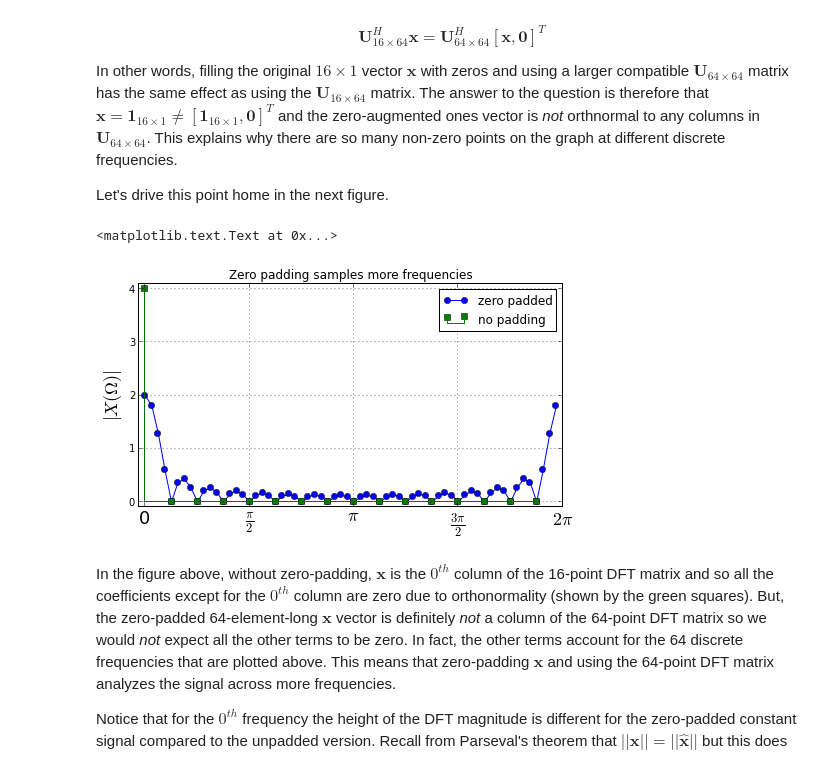
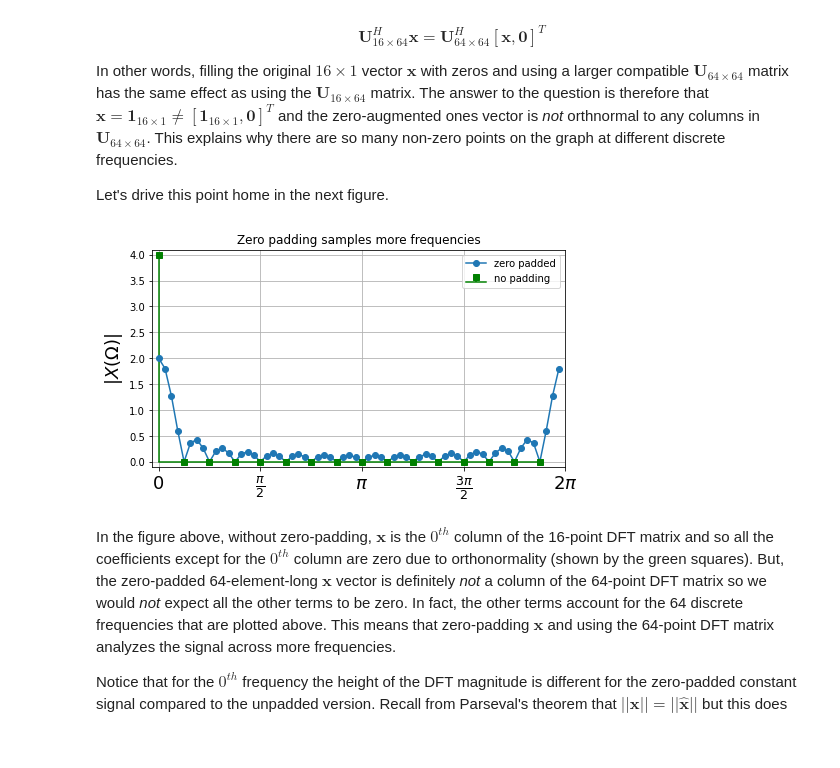
Before and after one commit to bagustris/python-for-signal-processing, a Jupyter notebook: notebook/Fourier_Transform.ipynb, the cells around one changed output. Drawn from its saved outputs; the diff is of its cells as text; code cells hidden in the pictures; blank space fills up the shorter version.

```diff
--- a/notebook/Fourier_Transform.ipynb
+++ b/notebook/Fourier_Transform.ipynb
@@ -23,13 +23,14 @@ import matplotlib.gridspec as gridspec
 
 def dftmatrix(Nfft=32,N=None):
     'construct DFT matrix'
-    k= np.arange(Nfft)
+    k = np.arange(Nfft)
     if N is None: N = Nfft
     n = np.arange(N)
-    U = np.array(np.exp(1j* 2*np.pi/Nfft *k*n[:,None])) # use numpy broadcasting to create matrix
+    # still used np.matrix, error in complex conj (H) when changing to np.array
+    U = np.matrix(np.exp(1j* 2*np.pi/Nfft *k*n[:,None])) # use numpy broadcasting to create matrix
     return U/np.sqrt(Nfft)
 
-Nfft=16
+Nfft = 16
 v = np.ones((16, 1))
 U = dftmatrix(Nfft=Nfft, N=16)
 
@@ -65,26 +66,27 @@ ax0.set_ylabel('Imaginary')
 for i in range(8):
   ax = plt.subplot(gs[i,4:8])
   ax.set_xticks([]);  ax.set_yticks([])
-  ax.set_ylabel(r'$\Omega_{%d}=%d\times\frac{2\pi}{16}$'%(i,i),fontsize=16,
-                rotation='horizontal')
+  ax.set_ylabel(r'$\Omega_{%d}=%d\times\frac{2\pi}{16}$'%(i,i),fontsize=12,
+                rotation='horizontal', labelpad=40)
   ax.plot(U.real[:,i],'-o',color=colors[i])
   ax.plot(U.imag[:,i],'--o',color=colors[i],alpha=0.2)
   ax.axis(ymax=4/Nfft*1.1,ymin=-4/Nfft*1.1)
+#   ax.yaxis.set_label_position('center')
 ax.set_xticks(np.arange(16))
 ax.set_xlabel('n')
 
 # plots in the far right column
 for i in range(8):
-  ax = plt.subplot(gs[i,8:])
+  ax = plt.subplot(gs[i, 8:])
   ax.set_xticks([]);  ax.set_yticks([])
-  ax.set_ylabel(r'$\Omega_{%d}=%d\times\frac{2\pi}{16}$'%(i+8,i+8),fontsize=16,
-                rotation='horizontal')
-  ax.plot(U.real[:,i+8],'-o',color=colors[i+8])
-  ax.plot(U.imag[:,i+8],'--o',color=colors[i+8],alpha=0.2)
-  ax.axis(ymax=4/Nfft*1.1,ymin=-4/Nfft*1.1)
+  ax.set_ylabel(r'$\Omega_{%d}=%d\times\frac{2\pi}{16}$'%(i+8,i+8),fontsize=12,
+                rotation='horizontal', loc='top', labelpad=45)
+  ax.plot(U.real[:, i+8],'-o',color=colors[i+8])
+  ax.plot(U.imag[:, i+8],'--o',color=colors[i+8],alpha=0.2)
+  ax.axis(ymax=4/Nfft*1.1, ymin=-4/Nfft*1.1)
   ax.yaxis.set_label_position('right')
 ax.set_xticks(np.arange(16))
 ax.set_xlabel('n')
-# fig.savefig('figure_00@.png', bbox_inches='tight', dpi=300)
+# fig.savefig('figure_00.svg', bbox_inches='tight', dpi=300)
 # %% [output]
 Text(0.5, 0, 'n')
@@ -159,29 +156,28 @@ In other words, filling the original $16\times 1$ vector $\mathbf{x}$ with zeros
 Let's drive this point home in the next figure.
 # %%
 U = dftmatrix(64,16)
-x = ones((16,1))
+x = np.ones((16,1))
 X = U.H*x
 
-fig,ax=subplots()
+fig,ax = plt.subplots()
 fig.set_size_inches((8,4))
 
 ax.set_aspect(0.8)
 ax.grid()
-ax.plot(arange(0,64)*2*pi/64.,abs(X),'o-',label='zero padded')
-ax.stem(arange(0,16)*2*pi/16.,abs(dftmatrix(16).H*x),
-        markerfmt='gs', basefmt='g-',linefmt='g-',
+ax.plot(np.arange(0, 64)*2*np.pi/64., np.abs(X),'o-', label='zero padded')
+ax.stem(np.arange(0, 16)*2*np.pi/16., np.abs(dftmatrix(16).H*x),
+        markerfmt='gs', basefmt='g-', linefmt='g-',
         label='no padding')
-ax.set_ylabel(r'$|X(\Omega)|$',fontsize=18)
-ax.set_xticks([0, pi/2., pi, 3*pi/2,2*pi])
-ax.axis([-.1, 2*pi,-.1,4.1])
+ax.set_ylabel(r'$|X(\Omega)|$', fontsize=18)
+ax.set_xticks([0, np.pi/2., np.pi, 3*np.pi/2, 2*np.pi])
+ax.axis([-.1, 2*np.pi,-.1,4.1])
 ax.legend(loc=0)
 ax.set_xticklabels(['0',r'$\frac{\pi}{2}$', r'$\pi$',r'$\frac{3\pi}{2}$', r'$2\pi$'],
                    fontsize=18);
 ax.set_title('Zero padding samples more frequencies');
 # fig.savefig('figure_00@.png', bbox_inches='tight', dpi=300)
 # %% [output]
-<matplotlib.text.Text at 0x...>
-[figure, old version]
+[figure, new version]
 # %% [markdown]
 In the figure above, without zero-padding, $\mathbf{x}$ is the $ 0^{th} $ column of the 16-point DFT matrix and so all the coefficients except for the $0^{th}$ column are zero due to orthonormality (shown by the green squares).  But, the zero-padded 64-element-long $\mathbf{x}$ vector is definitely *not* a column of the 64-point DFT matrix so we would *not* expect all the other terms to be zero. In fact, the other terms account for the 64 discrete frequencies that are plotted above. This means that zero-padding $\mathbf{x}$ and using the 64-point DFT matrix analyzes the signal across more frequencies.
 
```
Also changed, not shown: parts of 10 cells of this notebook.
